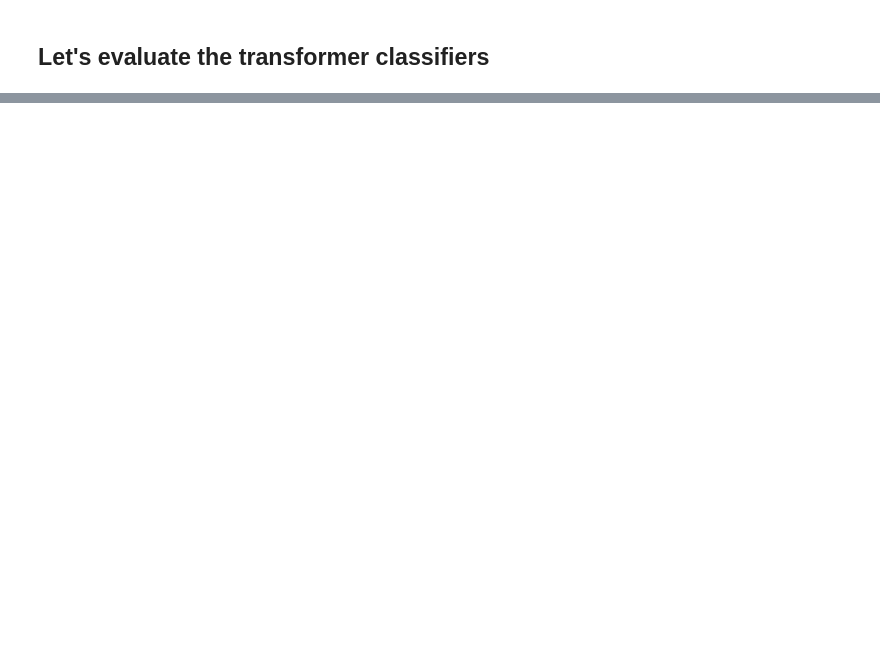
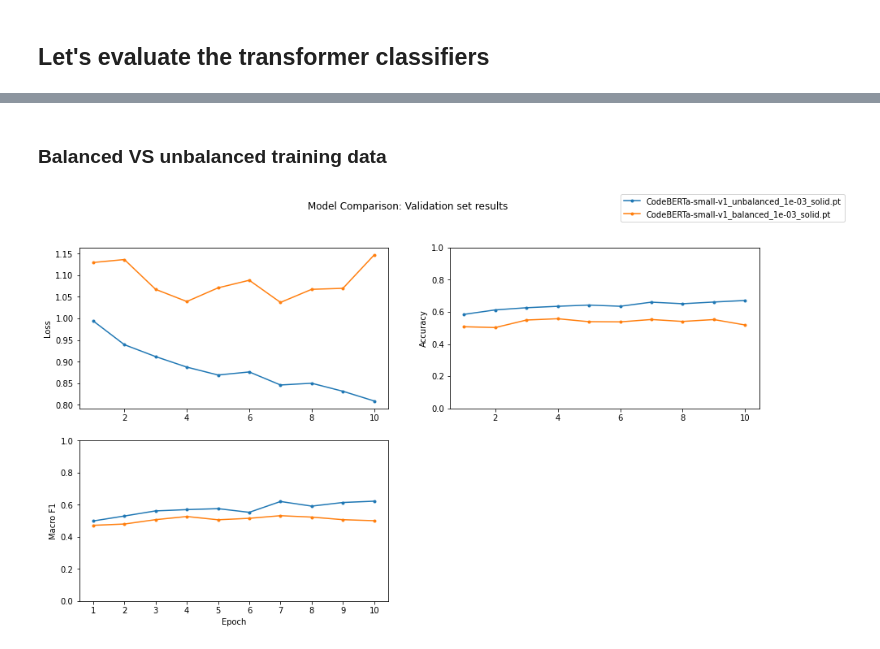
Before and after one commit to backtick-se/docks-master-thesis, a Jupyter notebook: notebooks/transformer_eval.ipynb, the cells around one changed output, grey strips where cells are left out. Cells and saved outputs as stored; diff of their text form; code cells hidden in the pictures; blank space fills up the shorter version.

```diff
--- a/notebooks/transformer_eval.ipynb
+++ b/notebooks/transformer_eval.ipynb
@@ -57,2 +58,11 @@ compare(
+# %% [markdown]
+### Balanced VS unbalanced training data
+# %%
+compare(
+    'CodeBERTa-small-v1_unbalanced_1e-03_solid.pt',
+    'CodeBERTa-small-v1_balanced_1e-03_solid.pt',
+)
+# %% [output]
+[figure, added]
 # %% [markdown]
 ### Thaw impact CodeBERTa
```
Also changed, not shown: parts of 16 cells of this notebook, 1 other file.
